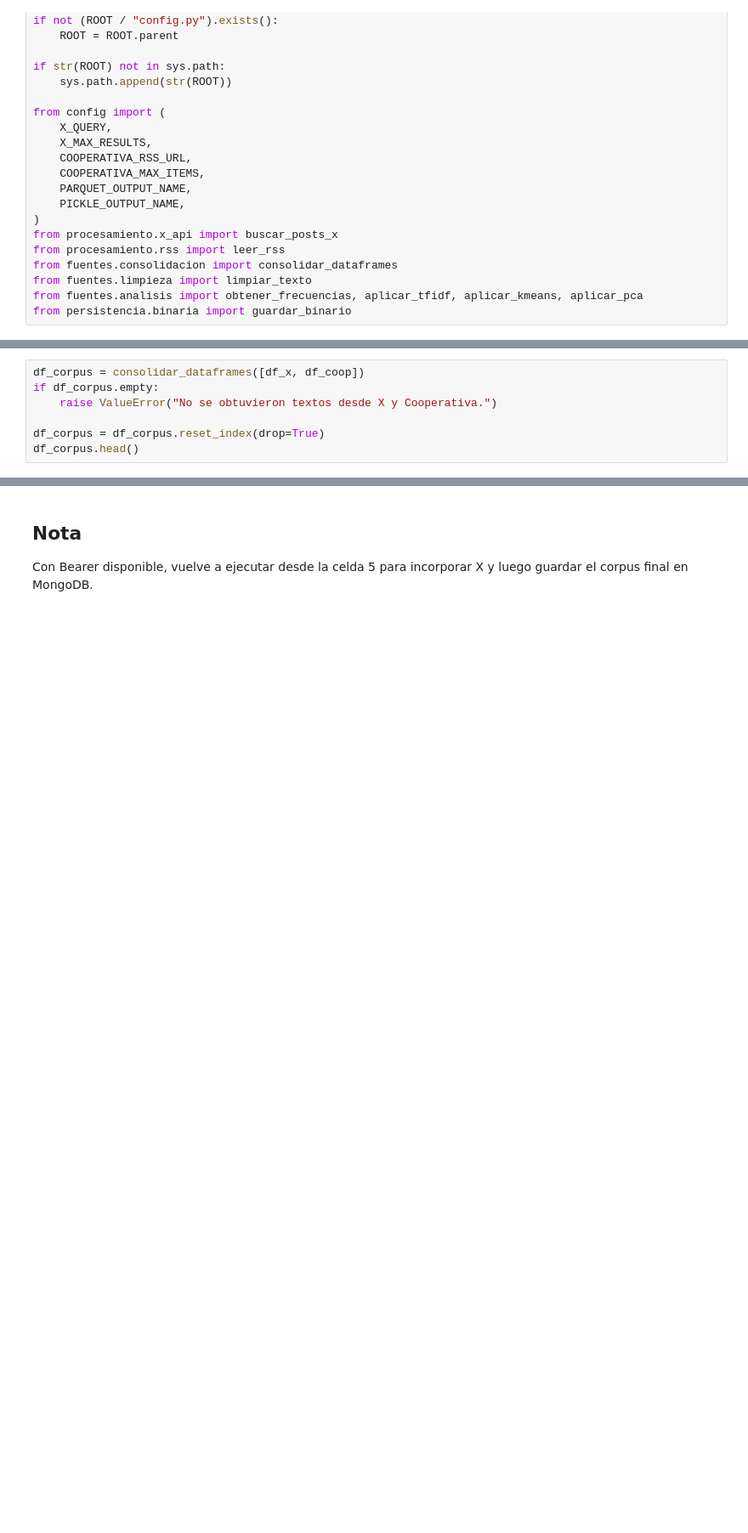
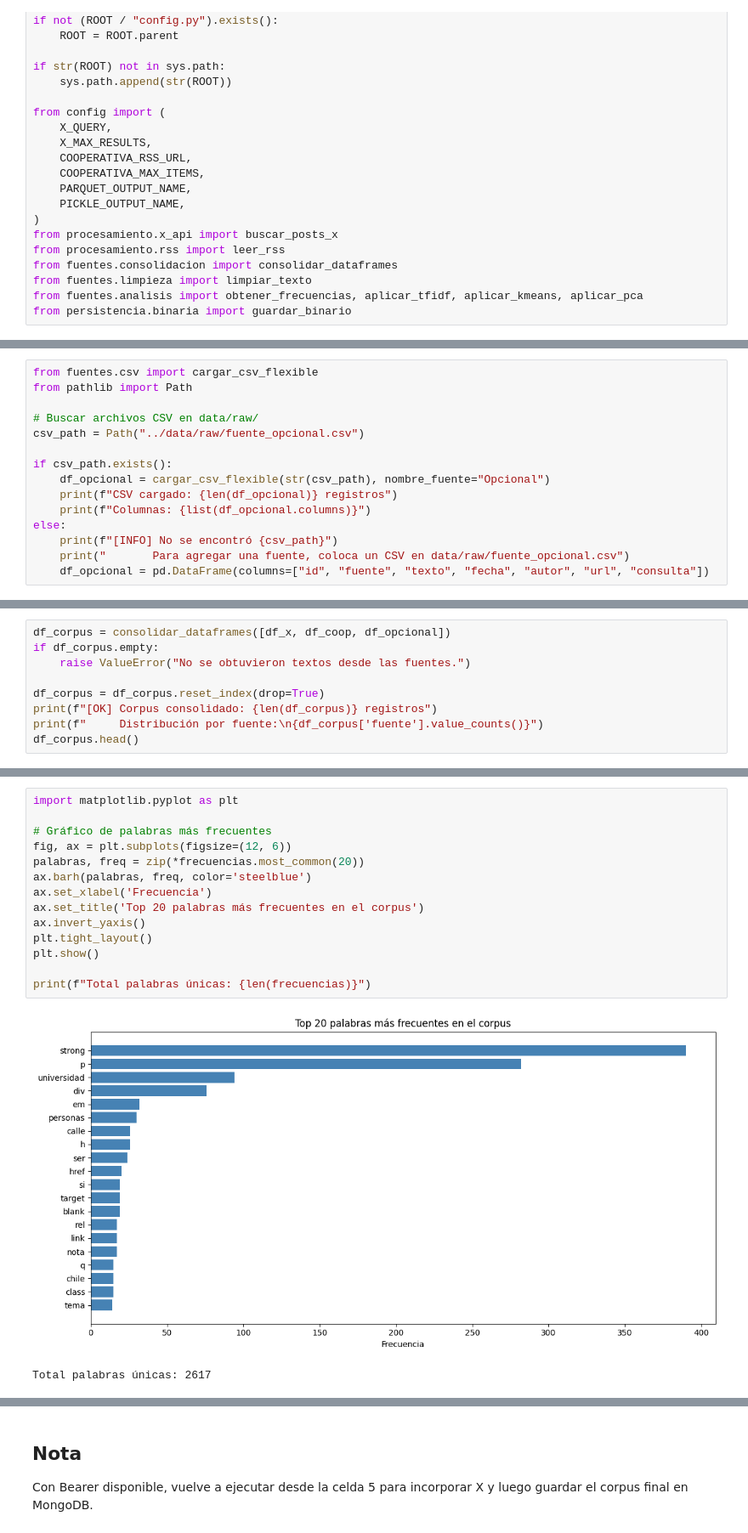
Before and after one commit to Pabluntt/Lab1_Machine_Learning, a Jupyter notebook: notebooks/lab1_notebook.ipynb, the cells around one changed output, grey strips where cells are left out. Shown at 85% size. Saved outputs shown, nothing was run; the diff lists cells and outputs as text; blank space fills up the shorter version.

```diff
--- a/notebooks/lab1_notebook.ipynb
+++ b/notebooks/lab1_notebook.ipynb
@@ -47,0 +74,15 @@ print(f"Cooperativa: {len(df_coop)} filas")
+# %%
+from fuentes.csv import cargar_csv_flexible
+from pathlib import Path
+
+# Buscar archivos CSV en data/raw/
+csv_path = Path("../data/raw/fuente_opcional.csv")
+
+if csv_path.exists():
+    df_opcional = cargar_csv_flexible(str(csv_path), nombre_fuente="Opcional")
+    print(f"CSV cargado: {len(df_opcional)} registros")
+    print(f"Columnas: {list(df_opcional.columns)}")
+else:
+    print(f"[INFO] No se encontró {csv_path}")
+    print("       Para agregar una fuente, coloca un CSV en data/raw/fuente_opcional.csv")
+    df_opcional = pd.DataFrame(columns=["id", "fuente", "texto", "fecha", "autor", "url", "consulta"])
@@ -48,7 +92,9 @@ print(f"Cooperativa: {len(df_coop)} filas")
 # %%
-df_corpus = consolidar_dataframes([df_x, df_coop])
+df_corpus = consolidar_dataframes([df_x, df_coop, df_opcional])
 if df_corpus.empty:
-    raise ValueError("No se obtuvieron textos desde X y Cooperativa.")
+    raise ValueError("No se obtuvieron textos desde las fuentes.")
 
 df_corpus = df_corpus.reset_index(drop=True)
+print(f"[OK] Corpus consolidado: {len(df_corpus)} registros")
+print(f"     Distribución por fuente:\n{df_corpus['fuente'].value_counts()}")
 df_corpus.head()
@@ -59,3 +136,20 @@ pd.DataFrame(frecuencias.most_common(20), columns=["token", "frecuencia"])
+# %%
+import matplotlib.pyplot as plt
+
+# Gráfico de palabras más frecuentes
+fig, ax = plt.subplots(figsize=(12, 6))
+palabras, freq = zip(*frecuencias.most_common(20))
+ax.barh(palabras, freq, color='steelblue')
+ax.set_xlabel('Frecuencia')
+ax.set_title('Top 20 palabras más frecuentes en el corpus')
+ax.invert_yaxis()
+plt.tight_layout()
+plt.show()
+
+print(f"Total palabras únicas: {len(frecuencias)}")
+# %% [output]
+[figure, added]
+Total palabras únicas: 2617
 # %%
 X_tfidf, vectorizer = aplicar_tfidf(df_corpus)
 df_corpus, modelo_kmeans = aplicar_kmeans(X_tfidf, df_corpus)
```
Also changed, not shown: parts of 14 cells of this notebook, 5 other files.
